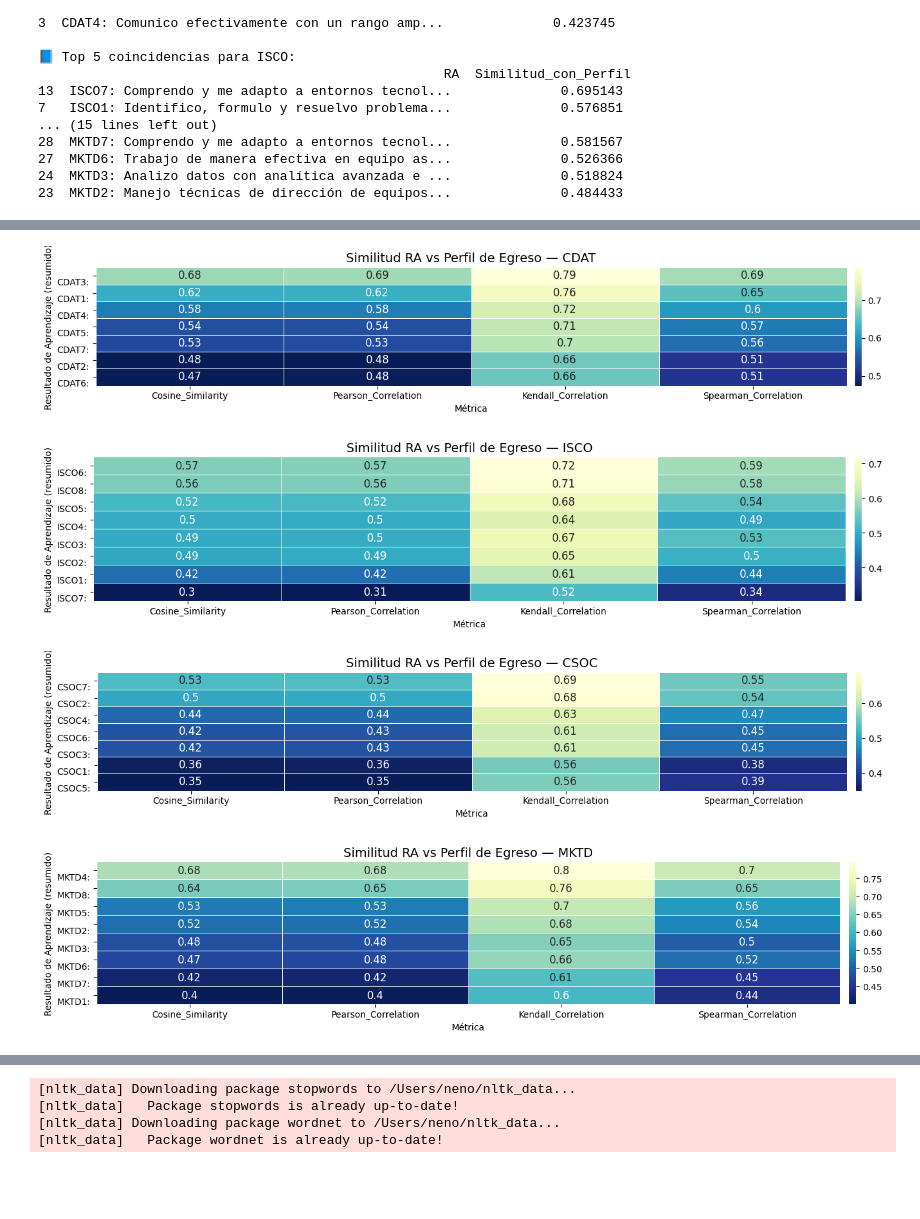
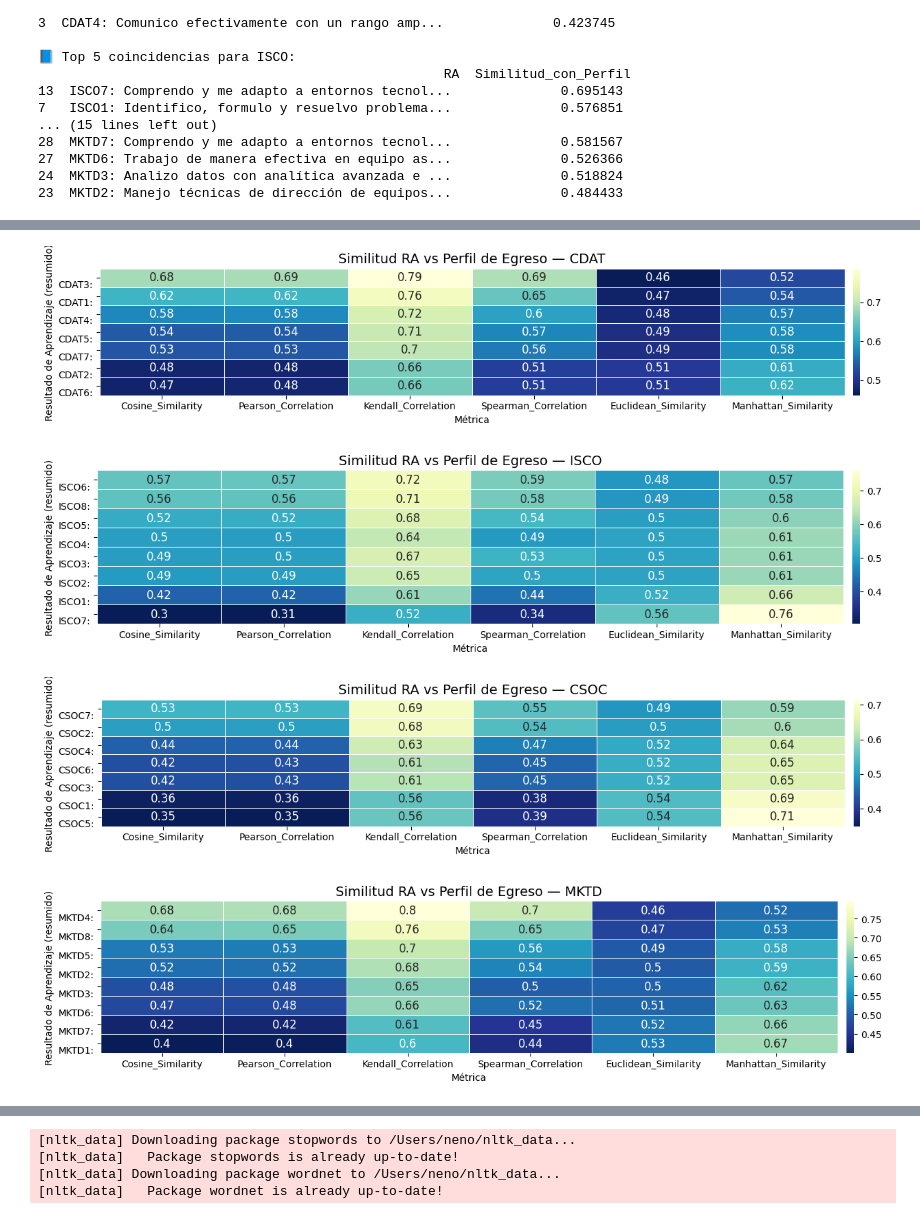
Before and after one commit to sierraporta/An-lisis-Resultados-de-Aprendizaje-y-Perfiles-ETD-UTB, a Jupyter notebook: Analisis_RA_ETD_UTB.ipynb, the cells around one changed output, grey strips where cells are left out. Cells and saved outputs as stored; diff of their text form; code cells hidden in the pictures; blank space fills up the shorter version.

```diff
--- a/Analisis_RA_ETD_UTB.ipynb
+++ b/Analisis_RA_ETD_UTB.ipynb
@@ -100,14 +129,25 @@ for programa in programas:
         pear_corr, _ = pearsonr(ra_embedding, perfil_embedding)
         kend_corr, _ = kendalltau(ra_embedding, perfil_embedding)
         spea_corr, _ = spearmanr(ra_embedding, perfil_embedding)
+        eucl_dist = euclidean(ra_embedding, perfil_embedding)
+        manh_dist = cityblock(ra_embedding, perfil_embedding)
+
+        # Normalizaciones en [0,1]
+        sim_euclid = 1 / (1 + eucl_dist)
+        sim_manhattan = 1 / (1 + manh_dist)*10
 
         results2.append({
             "Programa": programa,
             "RA": ra.strip(),
             "Cosine_Similarity": cosine_sim,
-            "Pearson_Correlation": 1-abs(pear_corr),
-            "Kendall_Correlation": 1-abs(kend_corr),
-            "Spearman_Correlation": 1-abs(spea_corr)
+            #"Pearson_Correlation": 1-abs(pear_corr),
+            #"Kendall_Correlation": 1-abs(kend_corr),
+            #"Spearman_Correlation": 1-abs(spea_corr),
+            "Pearson_Correlation": 1 - abs(pear_corr),
+            "Kendall_Correlation": 1 - abs(kend_corr),
+            "Spearman_Correlation": 1 - abs(spea_corr),
+            "Euclidean_Similarity": sim_euclid,
+            "Manhattan_Similarity": sim_manhattan
         })
 
 df_resultados2 = pd.DataFrame(results2)
@@ -138,7 +178,8 @@ df_resultados2
 # %%
 from sklearn.preprocessing import MinMaxScaler
 
-metricas = ["Cosine_Similarity", "Pearson_Correlation", "Kendall_Correlation", "Spearman_Correlation"]
+metricas = ["Cosine_Similarity", "Pearson_Correlation", "Kendall_Correlation", "Spearman_Correlation",
+           "Euclidean_Similarity", "Manhattan_Similarity"]
 df_normalizado = df_resultados2.copy()
 # %%
 #df_normalizado=df_normalizado[["Programa","RA","Cosine_Similarity","Pearson_Correlation","Kendall_Correlation","Spearman_Correlation"]]
@@ -161,35 +210,35 @@ def split_text(text, width=2, max_lines=3):
     return "\n".join(lines)
 
 # Aplicar la función para generar etiquetas legibles
 df_normalizado["RA_wrapped"] = df_normalizado["RA"].apply(lambda x: split_text(x, width=2, max_lines=2))
 
 # Redibujar heatmaps por programa con etiquetas más compactas
 for programa in programas:
     subset = df_normalizado[df_normalizado["Programa"] == programa].copy()
     subset = subset.sort_values("Cosine_Similarity", ascending=False)
 
-    plt.figure(figsize=(15, 0.4 * len(subset)))
+    plt.figure(figsize=(14, 0.4 * len(subset)))
     sns.heatmap(
         subset[metricas],
         annot=True,
         cmap="YlGnBu_r",
         yticklabels=subset["RA_wrapped"],
         cbar=True,
         linewidths=0.5,
         annot_kws={"fontsize":12},
         cbar_kws={"pad":0.01}
     )
 
     plt.title(f"Similitud RA vs Perfil de Egreso — {programa}", fontsize=14)
     plt.xlabel("Métrica")
     plt.xticks(rotation=0,ha="center")
     plt.yticks(rotation=0,ha="right",va="center_baseline")
     plt.ylabel("Resultado de Aprendizaje (resumido)")
     plt.savefig("fig1_{}.png".format(programa),dpi=300,bbox_inches='tight')
     plt.tight_layout()
     plt.show()
 # %% [output]
-[figure, old version]
+[figure, new version]
-[figure, old version]
+[figure, new version]
-[figure, old version]
+[figure, new version]
-[figure, old version]
+[figure, new version]
```
Also changed, not shown: parts of 11 cells of this notebook, 9 other files.
